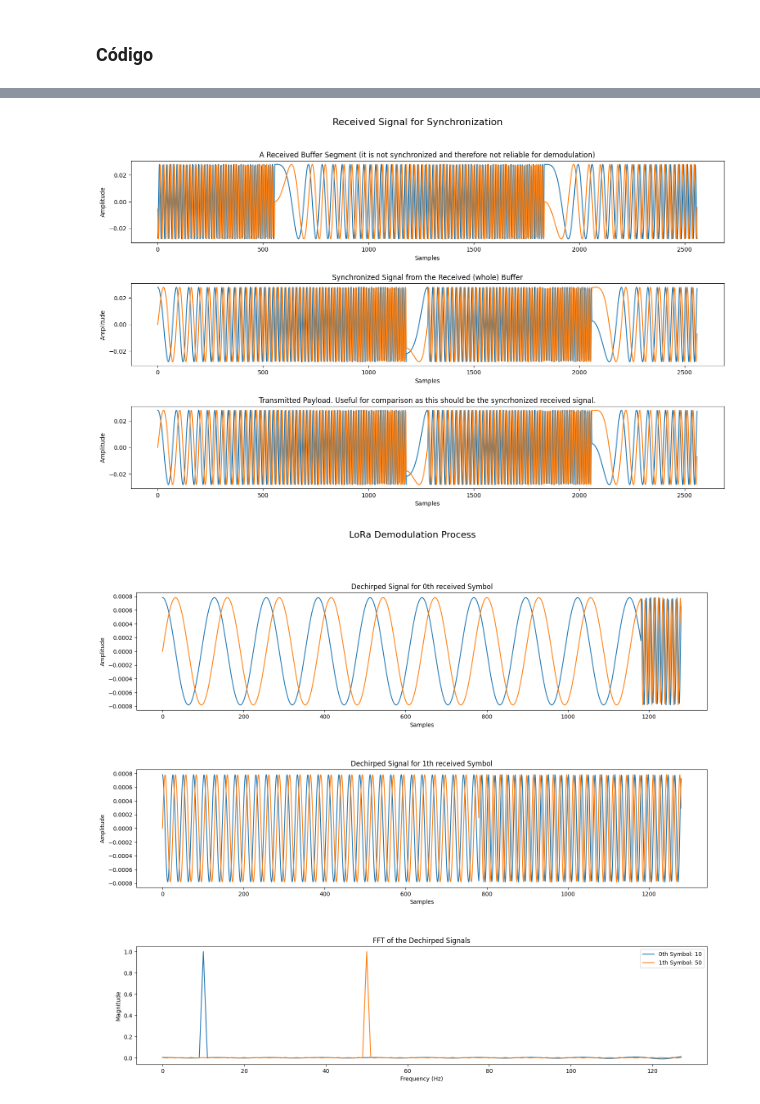
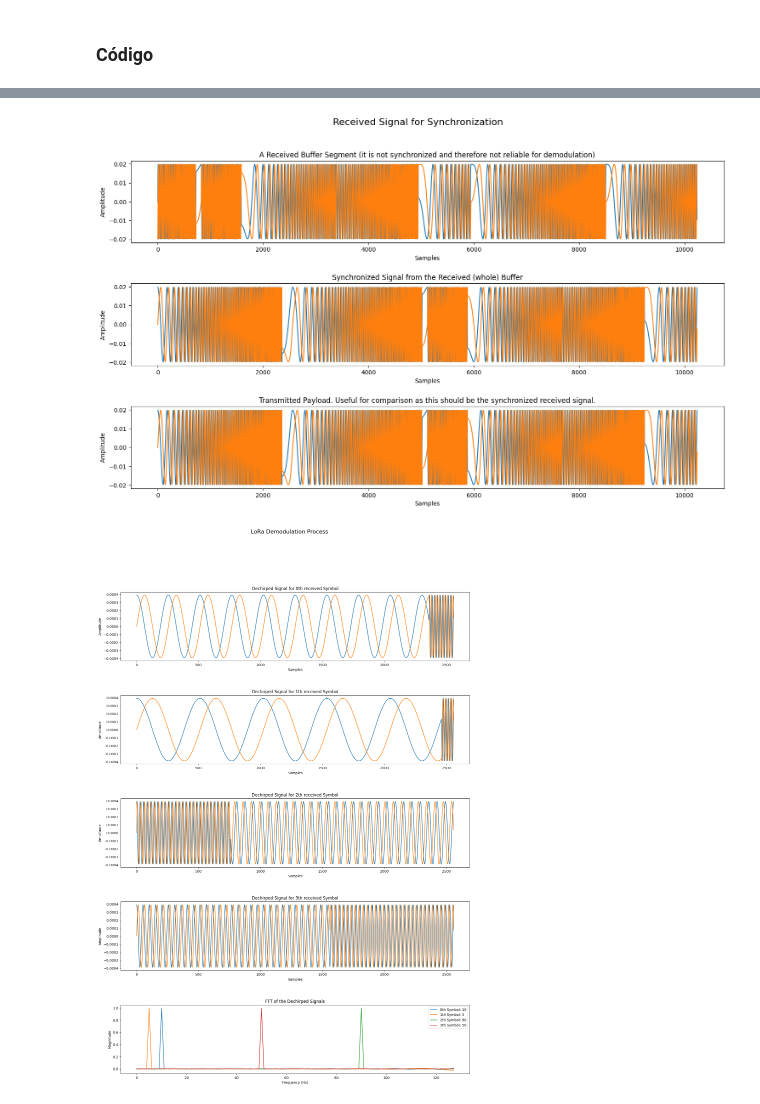
Before and after one commit to stefaema/LoRaSimulator, a Jupyter notebook: Definitive/synchronization.ipynb, the cells around one changed output, grey strips where cells are left out. Drawn from its saved outputs; the diff is of its cells as text; code cells hidden in the pictures.

```diff
--- a/Definitive/synchronization.ipynb
+++ b/Definitive/synchronization.ipynb
@@ -216,9 +216,9 @@ def ciclify(signal):
 # ----- Playground -----
 spreading_factor = 7
 bandwidth = 125e3
-samples_per_chip = 10
+samples_per_chip = 20
 preamble_number = 8
-payload = [10, 50]
+payload = [10, 5, 90, 50]
 
 modulator = LoraModulator(spreading_factor, bandwidth, samples_per_chip)
 demodulator = LoraDemodulator(spreading_factor, bandwidth, samples_per_chip)
@@ -253,2 +253,2 @@ Reconstructed preamble: [1 upchirps, 2 downchirps]
-[figure, old version]
+[figure, new version]
-[figure, old version]
+[figure, new version]
```
Also changed, not shown: parts of 1 cell of this notebook, 3 other files.
